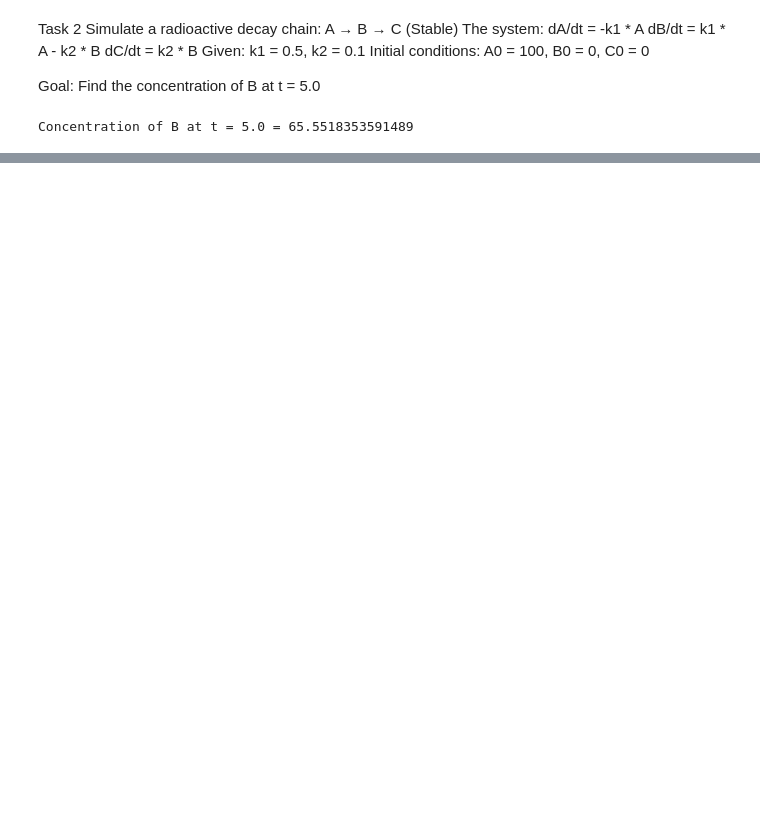
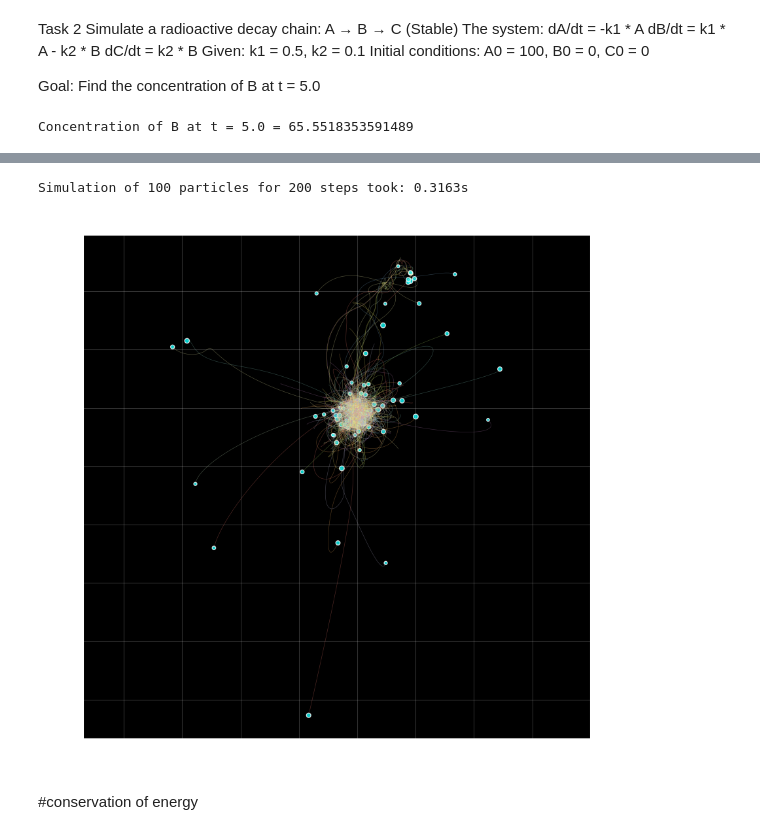
Before and after one commit to IamAnubhavDash/MnP_Assignment, a Jupyter notebook: mnp_assgn.ipynb, the cells around one changed output, grey strips where cells are left out. Saved outputs shown, nothing was run; the diff lists cells and outputs as text; code cells hidden in the pictures; blank space fills up the shorter version.

```diff
--- a/mnp_assgn.ipynb
+++ b/mnp_assgn.ipynb
@@ -178,0 +213,66 @@ Concentration of B at t = 5.0 = 65.5518353591489
+# %%
+def calculate_accelerations(positions, masses, G=1.0, param=0.1):
+
+    disp = positions[np.newaxis, :, :] - positions[:, np.newaxis, :]
+    dist2 = np.sum(disp**2, axis=2) + param**2
+    np.fill_diagonal(dist2, np.inf)
+    inv_r3 = dist2 ** (-1.5)
+    factors = G * masses[np.newaxis, :] * inv_r3
+    acc = np.sum(factors[..., np.newaxis] * disp, axis=1)
+
+    return acc
+
+
+def symplectic_euler_step(positions, velocities, accelerations, dt):
+
+    velocities = velocities + accelerations * dt
+    positions = positions + velocities * dt
+
+    return positions, velocities
+# %%
+def run_simulation(N=100, steps=200, dt=0.01):
+    positions, velocities, masses = generate_initial_state(N)
+
+    trajectory_history = []
+    trajectory_history.append(positions.copy())
+
+    start_time = time.time()
+
+    for _ in range(steps):
+        # Calculate forces
+        acc = calculate_accelerations(positions, masses, G, PARAM)
+
+        # Integrate
+        positions, velocities = symplectic_euler_step(positions, velocities, acc, dt)
+
+        # Store history
+        trajectory_history.append(positions.copy())
+
+    end_time = time.time()
+    print(f"Simulation of {N} particles for {steps} steps took: {end_time - start_time:.4f}s")
+
+    return np.array(trajectory_history), masses
+
+# Main Simualtion
+history, masses = run_simulation(N=N_PARTICLES, steps=STEPS, dt=DT)
+
+plt.figure(figsize=(10, 10))
+plt.style.use('dark_background')
+
+for i in range(N_PARTICLES):
+    plt.plot(history[:, i, 0], history[:, i, 1], alpha=0.3, lw=0.5)
+
+# Plot final positions
+plt.scatter(history[-1, :, 0], history[-1, :, 1], s=masses*20, c='cyan', alpha=0.8, edgecolors='white')
+
+plt.title(f"N-Body Simulation (N={N_PARTICLES})")
+plt.xlabel("x")
+plt.ylabel("y")
+plt.grid(True, alpha=0.2)
+plt.axis('equal')
+plt.show()
+# %% [output]
+Simulation of 100 particles for 200 steps took: 0.3163s
+[figure, added]
+# %% [markdown]
+#conservation of energy
```
Also changed, not shown: parts of 13 cells of this notebook.
